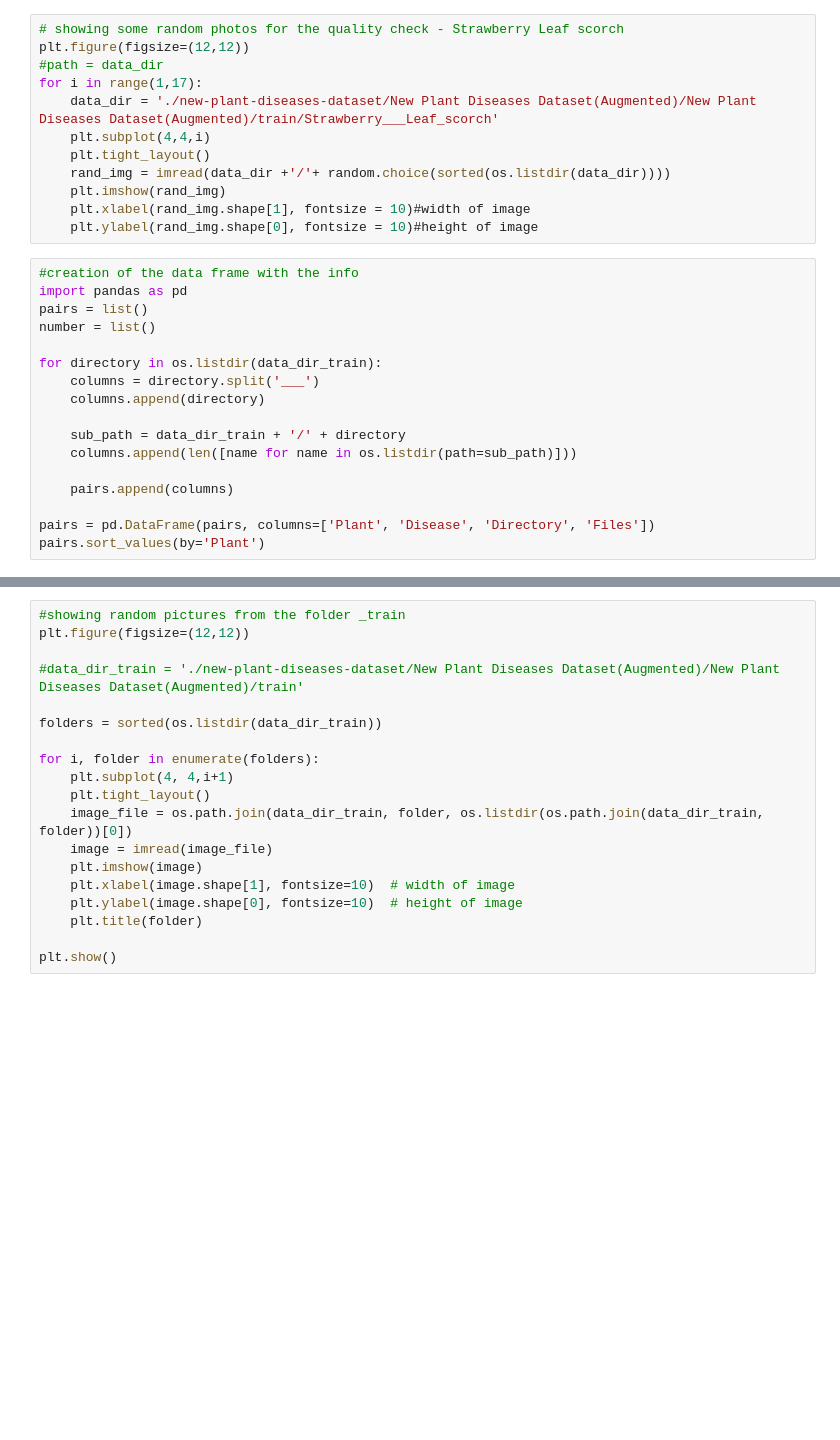
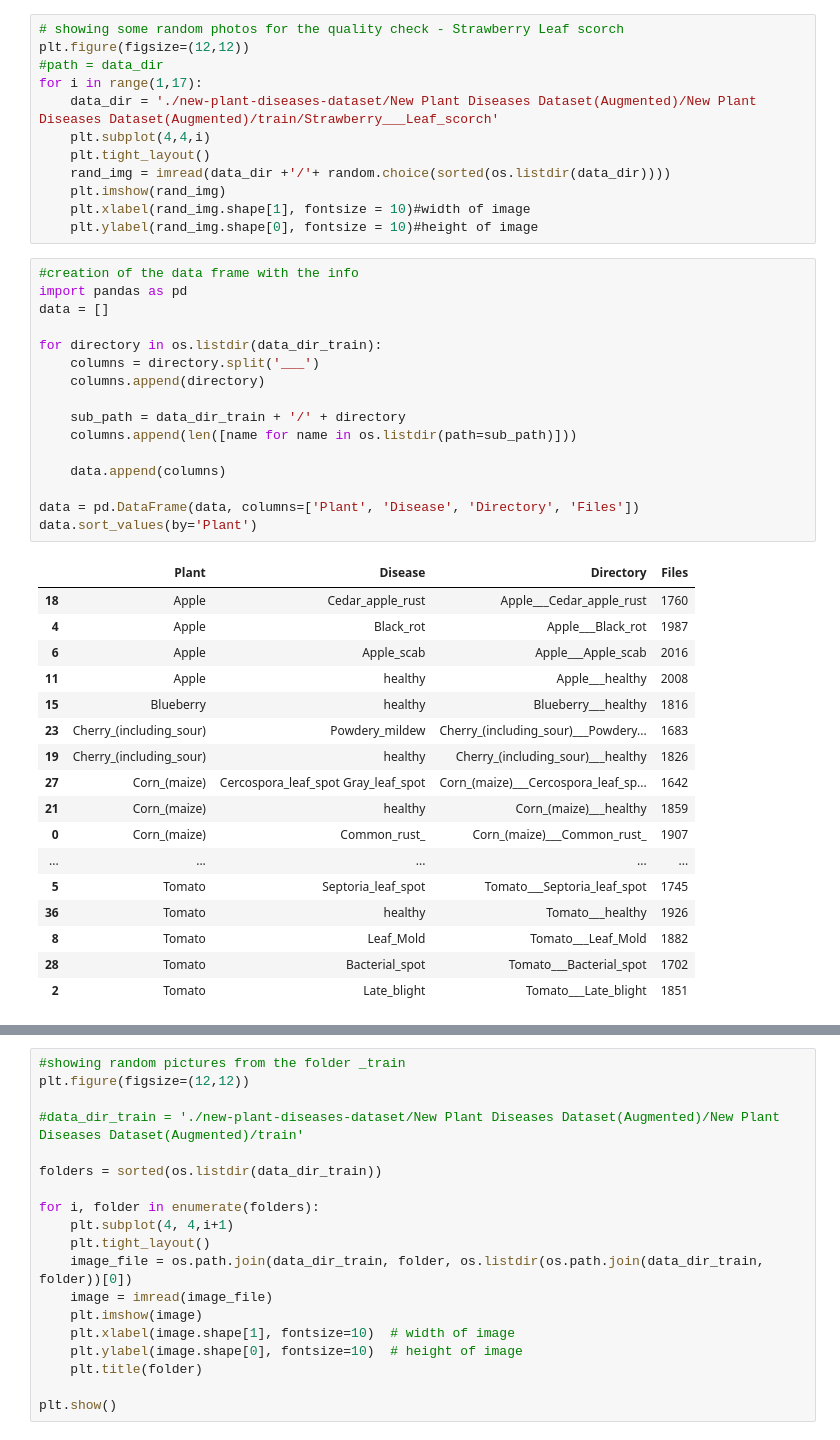
Before and after one commit to asosialuk/Plant-Detection, a Jupyter notebook: plant_detecion.ipynb, the cells around one changed output, grey strips where cells are left out. Cells and saved outputs as stored; diff of their text form; blank space fills up the shorter version.

```diff
--- a/plant_detecion.ipynb
+++ b/plant_detecion.ipynb
@@ -46,19 +64,36 @@ for i in range(1,17):
 # %%
 #creation of the data frame with the info
 import pandas as pd
-pairs = list()
-number = list()
+data = []
 
 for directory in os.listdir(data_dir_train):
     columns = directory.split('___')
     columns.append(directory)
 
     sub_path = data_dir_train + '/' + directory
     columns.append(len([name for name in os.listdir(path=sub_path)]))
 
-    pairs.append(columns)
+    data.append(columns)
 
-pairs = pd.DataFrame(pairs, columns=['Plant', 'Disease', 'Directory', 'Files'])
-pairs.sort_values(by='Plant')
+data = pd.DataFrame(data, columns=['Plant', 'Disease', 'Directory', 'Files'])
+data.sort_values(by='Plant')
+# %% [output]
+|  | Plant | Disease | Directory | Files |
+| 18 | Apple | Cedar_apple_rust | Apple___Cedar_apple_rust | 1760 |
+| 4 | Apple | Black_rot | Apple___Black_rot | 1987 |
+| 6 | Apple | Apple_scab | Apple___Apple_scab | 2016 |
+| 11 | Apple | healthy | Apple___healthy | 2008 |
+| 15 | Blueberry | healthy | Blueberry___healthy | 1816 |
+| 23 | Cherry_(including_sour) | Powdery_mildew | Cherry_(including_sour)___Powdery... | 1683 |
+| 19 | Cherry_(including_sour) | healthy | Cherry_(including_sour)___healthy | 1826 |
+| 27 | Corn_(maize) | Cercospora_leaf_spot Gray_leaf_spot | Corn_(maize)___Cercospora_leaf_sp... | 1642 |
+| 21 | Corn_(maize) | healthy | Corn_(maize)___healthy | 1859 |
+| 0 | Corn_(maize) | Common_rust_ | Corn_(maize)___Common_rust_ | 1907 |
+| ... | ... | ... | ... | ... |
+| 5 | Tomato | Septoria_leaf_spot | Tomato___Septoria_leaf_spot | 1745 |
+| 36 | Tomato | healthy | Tomato___healthy | 1926 |
+| 8 | Tomato | Leaf_Mold | Tomato___Leaf_Mold | 1882 |
+| 28 | Tomato | Bacterial_spot | Tomato___Bacterial_spot | 1702 |
+| 2 | Tomato | Late_blight | Tomato___Late_blight | 1851 |
 # %%
 #Total of pictures
```
Also changed, not shown: parts of 4 cells of this notebook.
